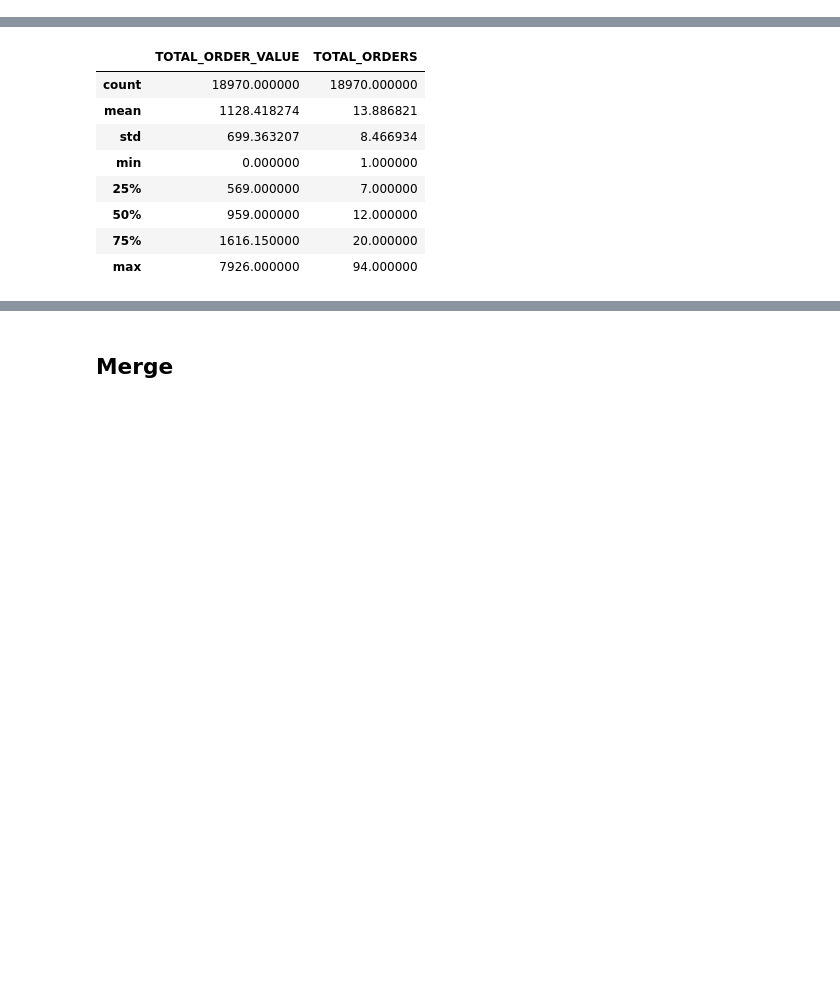
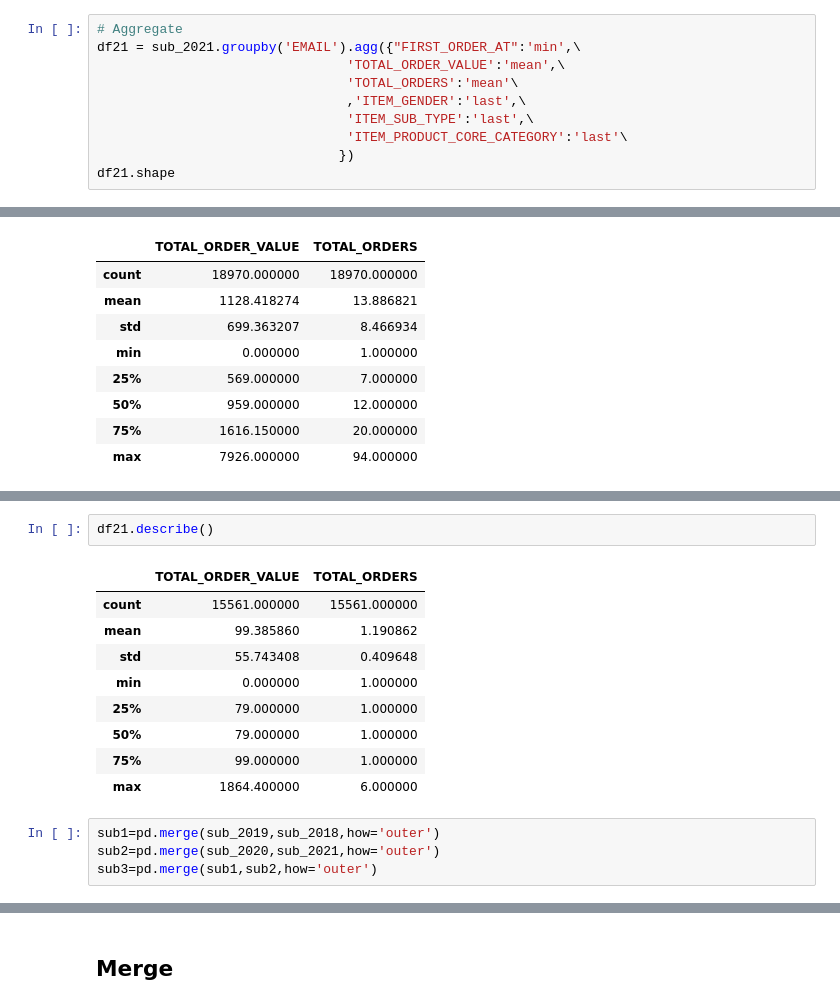
Before and after one commit to meaganlazer/Parking_Tickets_Timeseries, a Jupyter notebook: OrderData.ipynb, the cells around one changed output, grey strips where cells are left out. Cells and saved outputs as stored; diff of their text form; blank space fills up the shorter version.

```diff
--- a/OrderData.ipynb
+++ b/OrderData.ipynb
@@ -256,0 +270,10 @@ df18.shape
+# %%
+# Aggregate
+df21 = sub_2021.groupby('EMAIL').agg({"FIRST_ORDER_AT":'min',\
+                                'TOTAL_ORDER_VALUE':'mean',\
+                                'TOTAL_ORDERS':'mean'\
+                                ,'ITEM_GENDER':'last',\
+                                'ITEM_SUB_TYPE':'last',\
+                                'ITEM_PRODUCT_CORE_CATEGORY':'last'\
+                               })
+df21.shape
@@ -268,0 +318,16 @@ df18.describe()
+# %%
+df21.describe()
+# %% [output]
+|  | TOTAL_ORDER_VALUE | TOTAL_ORDERS |
+| count | 15561.000000 | 15561.000000 |
+| mean | 99.385860 | 1.190862 |
+| std | 55.743408 | 0.409648 |
+| min | 0.000000 | 1.000000 |
+| 25% | 79.000000 | 1.000000 |
+| 50% | 79.000000 | 1.000000 |
+| 75% | 99.000000 | 1.000000 |
+| max | 1864.400000 | 6.000000 |
+# %%
+sub1=pd.merge(sub_2019,sub_2018,how='outer')
+sub2=pd.merge(sub_2020,sub_2021,how='outer')
+sub3=pd.merge(sub1,sub2,how='outer')
```
Also changed, not shown: parts of 24 cells of this notebook.
